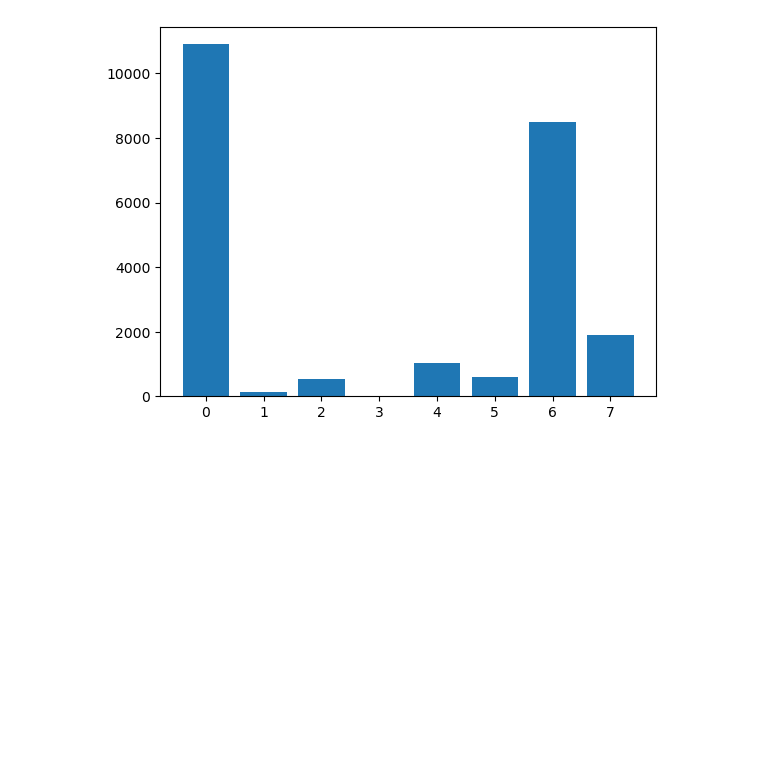
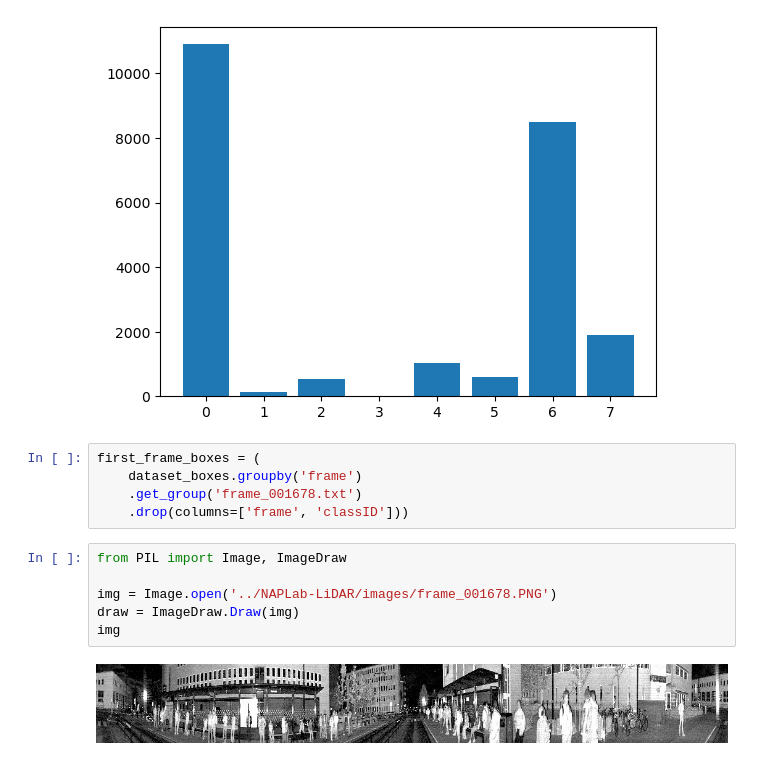
Before and after one commit to seb2o/deep-object-detection-Lidar, a Jupyter notebook: src/eda.ipynb, the cells around one changed output. Drawn from its saved outputs; the diff is of its cells as text; blank space fills up the shorter version.

Commit message:
visualization of bounding box

```diff
--- a/src/eda.ipynb
+++ b/src/eda.ipynb
@@ -48,3 +48,16 @@ class_names
 # %% [output]
 ['car', 'truck', 'bus', 'motorcycle', 'bicycle', 'scooter', 'person', 'rider']
 [figure]
+# %%
+first_frame_boxes = (
+    dataset_boxes.groupby('frame')
+    .get_group('frame_001678.txt')
+    .drop(columns=['frame', 'classID']))
+# %%
+from PIL import Image, ImageDraw
+
+img = Image.open('../NAPLab-LiDAR/images/frame_001678.PNG')
+draw = ImageDraw.Draw(img)
+img
+# %% [output]
+[figure, added]
```
Also changed, not shown: parts of 1 cell of this notebook.
